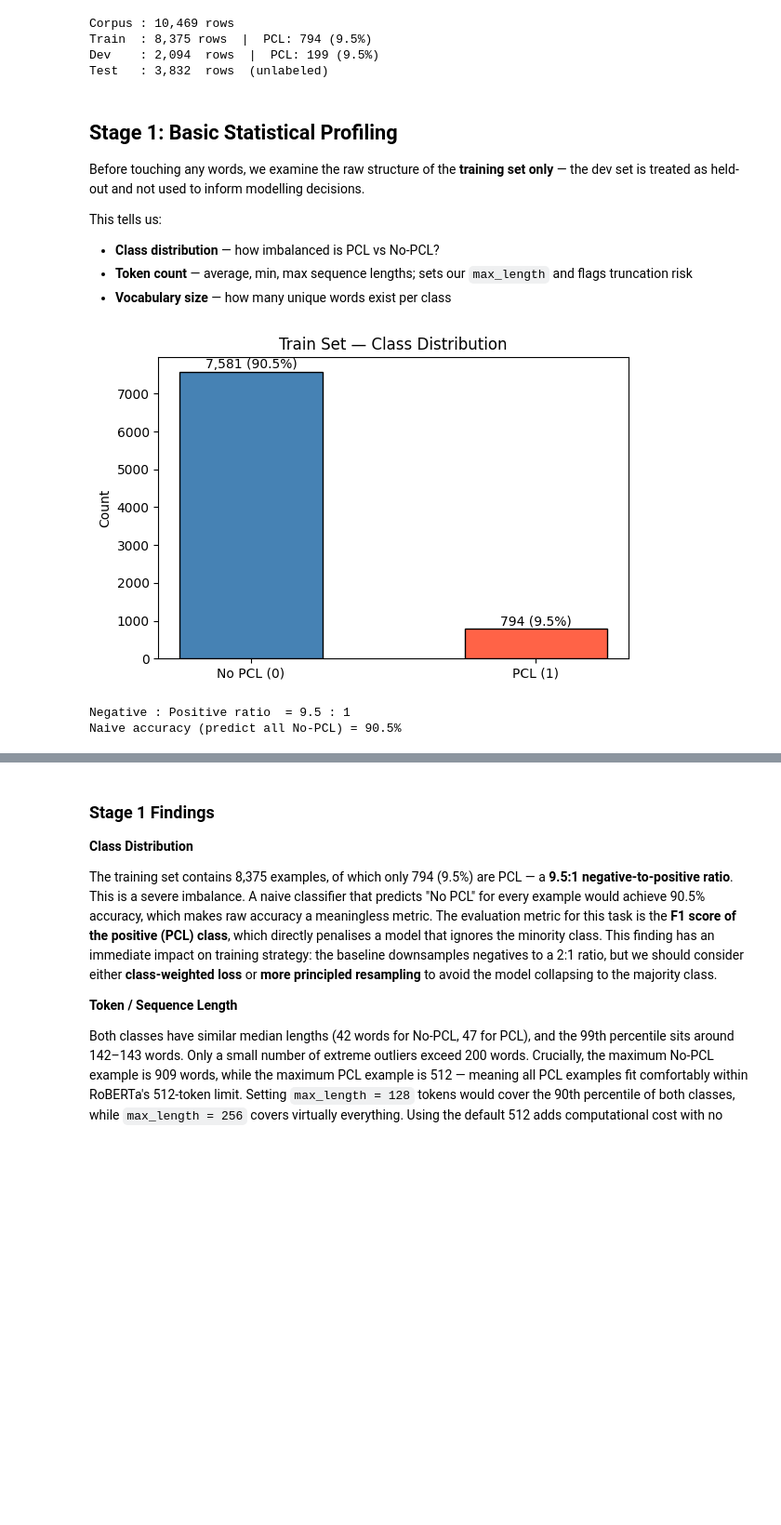
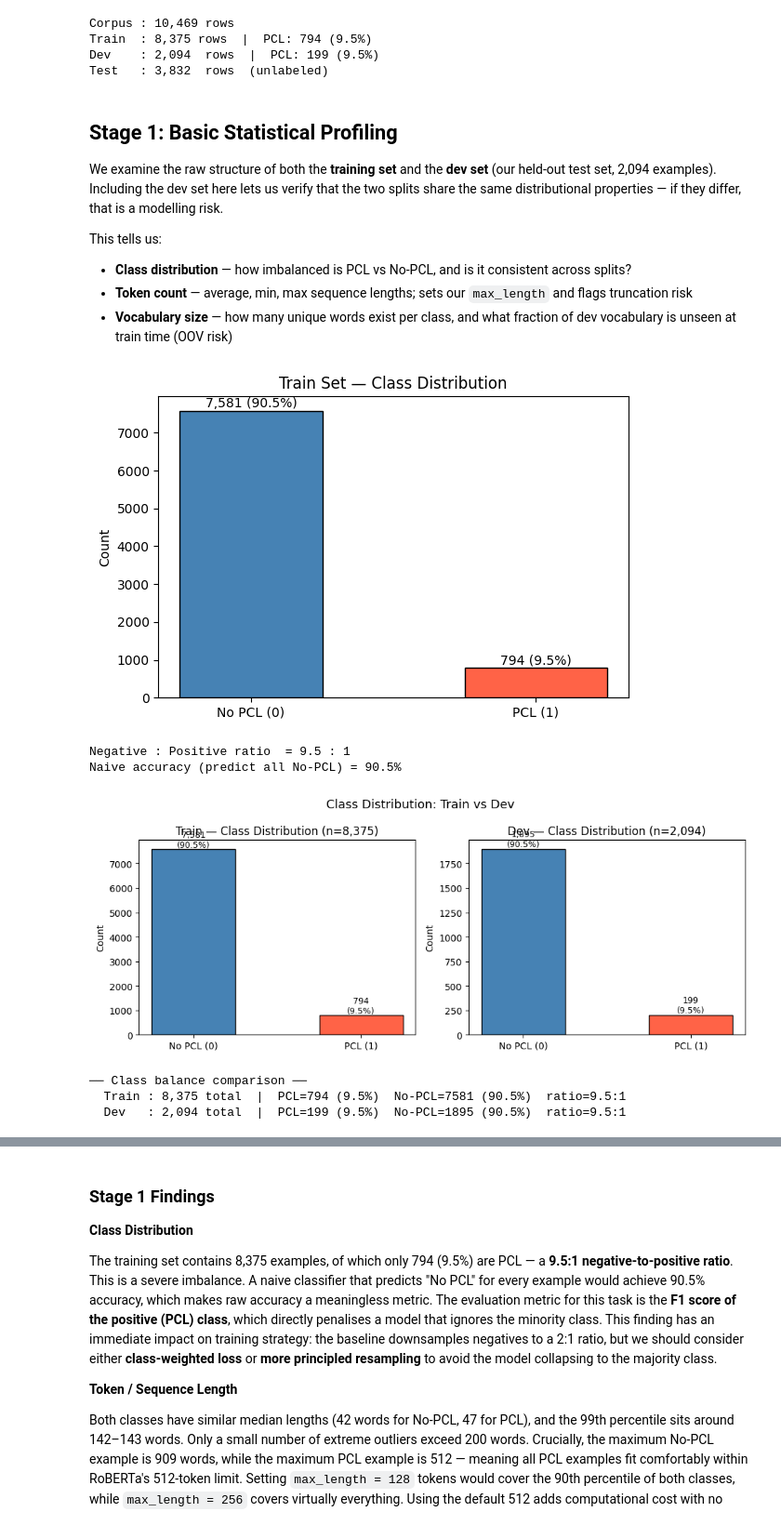
Before and after one commit to darius024/pcl-classifier, a Jupyter notebook: 2_eda/eda.ipynb, the cells around one changed output, grey strips where cells are left out. Shown at 93% size. Drawn from its saved outputs; the diff is of its cells as text; code cells hidden in the pictures; blank space fills up the shorter version.

```diff
--- a/2_eda/eda.ipynb
+++ b/2_eda/eda.ipynb
@@ -144,12 +144,12 @@ Test   : 3,832  rows  (unlabeled)
 # %% [markdown]
 ## Stage 1: Basic Statistical Profiling
 
-Before touching any words, we examine the raw structure of the **training set only** — the dev set is treated as held-out and not used to inform modelling decisions.
+We examine the raw structure of both the **training set** and the **dev set** (our held-out test set, 2,094 examples). Including the dev set here lets us verify that the two splits share the same distributional properties — if they differ, that is a modelling risk.
 
 This tells us:
-- **Class distribution** — how imbalanced is PCL vs No-PCL?
+- **Class distribution** — how imbalanced is PCL vs No-PCL, and is it consistent across splits?
 - **Token count** — average, min, max sequence lengths; sets our `max_length` and flags truncation risk
-- **Vocabulary size** — how many unique words exist per class
+- **Vocabulary size** — how many unique words exist per class, and what fraction of dev vocabulary is unseen at train time (OOV risk)
 # %%
 import os
 import re
@@ -161,24 +166,52 @@ os.makedirs(FIGURES_DIR, exist_ok=True)
 # %%
 counts = train_df["label"].value_counts().sort_index()
 
 fig, ax = plt.subplots(figsize=(6, 4))
 bars = ax.bar(["No PCL (0)", "PCL (1)"], counts.values,
               color=["steelblue", "tomato"], edgecolor="black", width=0.5)
 for bar, val in zip(bars, counts.values):
     ax.text(bar.get_x() + bar.get_width() / 2, bar.get_height() + 20,
             f"{val:,} ({val/len(train_df)*100:.1f}%)", ha="center", va="bottom")
 ax.set_title("Train Set — Class Distribution")
 ax.set_ylabel("Count")
 plt.tight_layout()
 plt.savefig(f"{FIGURES_DIR}/class_distribution.png", dpi=150, bbox_inches="tight")
 plt.show()
 
 ratio = (train_df.label == 0).sum() / train_df.label.sum()
 print(f"Negative : Positive ratio  = {ratio:.1f} : 1")
 print(f"Naive accuracy (predict all No-PCL) = {(train_df.label == 0).mean():.1%}")
+
+# ── Train vs Dev side-by-side comparison ─────────────────────────────────────
+splits   = {"Train": train_df, "Dev": dev_df}
+fig, axes = plt.subplots(1, 2, figsize=(10, 4), sharey=False)
+for ax, (split_name, df) in zip(axes, splits.items()):
+    c = df["label"].value_counts().sort_index()
+    bars = ax.bar(["No PCL (0)", "PCL (1)"], c.values,
+                  color=["steelblue", "tomato"], edgecolor="black", width=0.5)
+    for bar, val in zip(bars, c.values):
+        ax.text(bar.get_x() + bar.get_width() / 2, bar.get_height() + 5,
+                f"{val:,}\n({val/len(df)*100:.1f}%)", ha="center", va="bottom", fontsize=9)
+    ax.set_title(f"{split_name} — Class Distribution (n={len(df):,})")
+    ax.set_ylabel("Count")
+plt.suptitle("Class Distribution: Train vs Dev", fontsize=13)
+plt.tight_layout()
+plt.savefig(f"{FIGURES_DIR}/class_distribution_train_vs_dev.png", dpi=150, bbox_inches="tight")
+plt.show()
+
+print("\n── Class balance comparison ──")
+for name, df in splits.items():
+    pcl = df.label.sum()
+    total = len(df)
+    print(f"  {name:6s}: {total:,} total  |  PCL={pcl} ({pcl/total:.1%})  "
+          f"No-PCL={total-pcl} ({(total-pcl)/total:.1%})  ratio={((total-pcl)/pcl):.1f}:1")
 # %% [output]
 [figure]
 Negative : Positive ratio  = 9.5 : 1
 Naive accuracy (predict all No-PCL) = 90.5%
+[figure, added]
+── Class balance comparison ──
+  Train : 8,375 total  |  PCL=794 (9.5%)  No-PCL=7581 (90.5%)  ratio=9.5:1
+  Dev   : 2,094 total  |  PCL=199 (9.5%)  No-PCL=1895 (90.5%)  ratio=9.5:1
 # %%
 train_df["n_words"] = train_df["text"].str.split().str.len()
```
Also changed, not shown: parts of 17 cells of this notebook, 13 other files.
